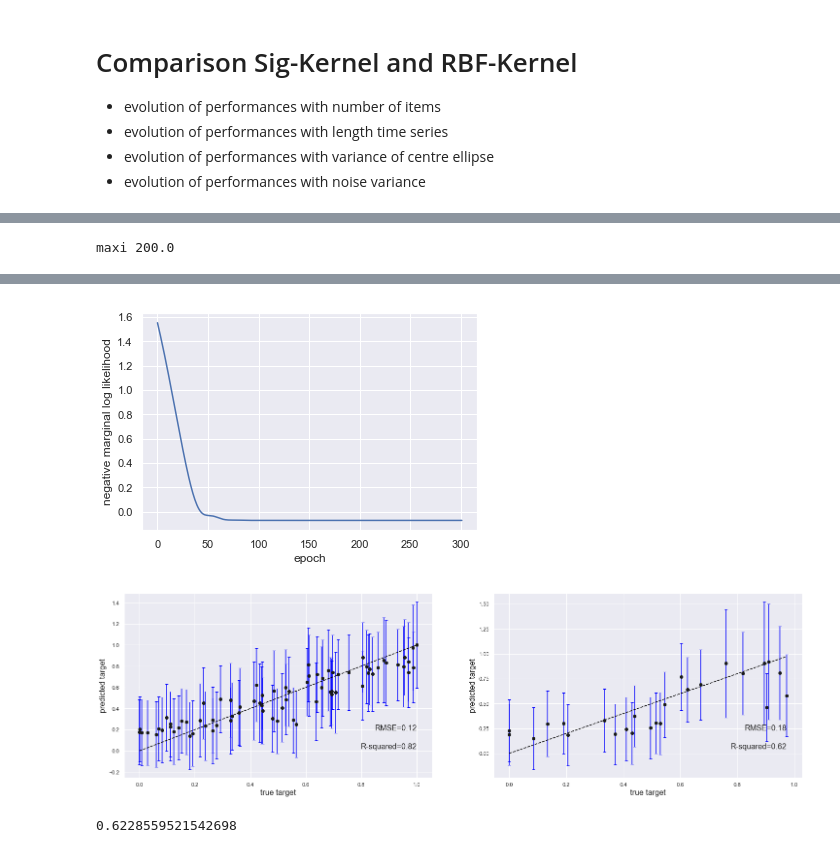
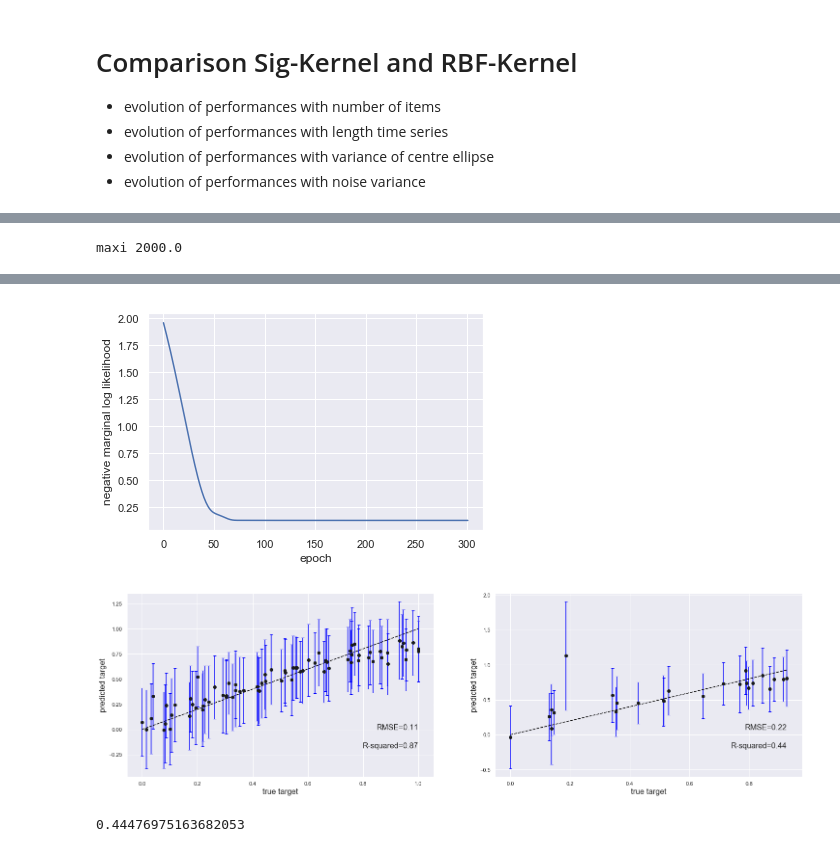
Before and after one commit to maudl3116/Distribution_Regression_Streams, a Jupyter notebook: Looking_For_Good_Synthetic_Datasets.ipynb, the cells around one changed output, grey strips where cells are left out. Saved outputs shown, nothing was run; the diff lists cells and outputs as text; code cells hidden in the pictures.

Commit message:
subsample items

```diff
--- a/Looking_For_Good_Synthetic_Datasets.ipynb
+++ b/Looking_For_Good_Synthetic_Datasets.ipynb
@@ -179,6 +180,7 @@ example.plot(N=4,N_items=5)
 # %%
 reload(utils)
-paths_sig = utils.add_dimension(example.paths,add_time=True,lead_lag=None)
+example.subsample_paths(N=100,same_grid_items=True)
+paths_sig = utils.add_dimension(example.paths_sub,add_time=True,lead_lag=None)
 # %%
 reload(utils)
 data_scaled, y_scaled, train_indices, test_indices = utils.split_standardize(example.labels,paths_sig,standardized=True,method='stratify')
@@ -233,33 +236,33 @@ plt.show()
 # %%
 # specs for pathwise expected sig
 reload(signature_features)
 reload(experiments)
 reload(GP_sig)
 sig_level1 = 5
-M1 = 100
-M2 = 100
+M1 = 1000
+M2 = 1000
 window = 0
 
 # specs for signature
-sig_level2 = 2
+sig_level2 = 3
 
 
 results = []
 
 
 # pathwise expected sig
 expected_pathwise_sig = signature_features.scaled_pathwise_expected_iisignature([e.copy() for e in data_scaled],sig_level1,M=M1,a=1,ilya_rescale=True,return_norms=False)
 # final features
 #signatures = signatory.signature(torch.tensor(expected_pathwise_sig),sig_level2)
 signatures = signature_features.scale_path_ilya(expected_pathwise_sig,sig_level2,M=M2,a=1, return_norms=False)
 K_precomputed = experiments.precompute_K(signatures)
 RMSE_train, R2_train, RMSE_test, R2_test = experiments.experiment_precomputed(K_precomputed, y_scaled,train_indices,test_indices, RBF=False,plot=True)
 results.append(R2_test)
 
 print(np.mean(results))
 # %% [output]
-maxi 200.0
+maxi 2000.0
 [interactive output not drawn]
-[figure, old version]
+[figure, new version]
-[figure, old version]
+[figure, new version]
-0.6228559521542698
+0.44476975163682053
```
Also changed, not shown: parts of 5 cells of this notebook, 4 other files.
